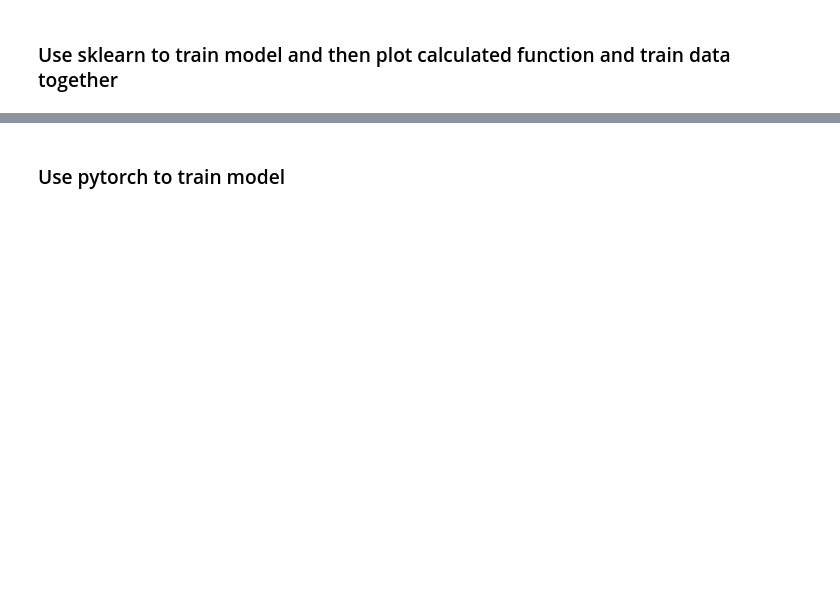
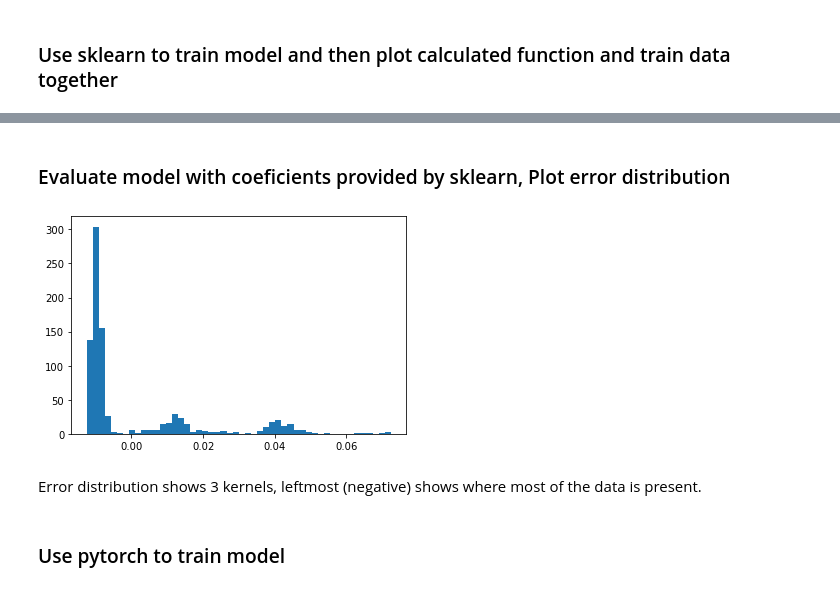
Before and after one commit to eon129/pytorch_tests, a Jupyter notebook: LinearExample.ipynb, the cells around one changed output, grey strips where cells are left out. Saved outputs shown, nothing was run; the diff lists cells and outputs as text; code cells hidden in the pictures; blank space fills up the shorter version.

```diff
--- a/LinearExample.ipynb
+++ b/LinearExample.ipynb
@@ -116,3 +114,16 @@ B0: [0.00602734], B1: [0.55501434]
+# %% [markdown]
+### Evaluate model with coeficients provided by sklearn, Plot error distribution
+# %%
+yhat = X_train * beta1 + beta0
+error = y_train - yhat
+
+error.size
+plt.hist(error, bins=50)
+plt.show()
+# %% [output]
+[figure, added]
+# %% [markdown]
+Error distribution shows 3 kernels, leftmost (negative) shows where most of the data is present.
 # %% [markdown]
 ### Use pytorch to train model
 # %%
```
Also changed, not shown: parts of 12 cells of this notebook.
